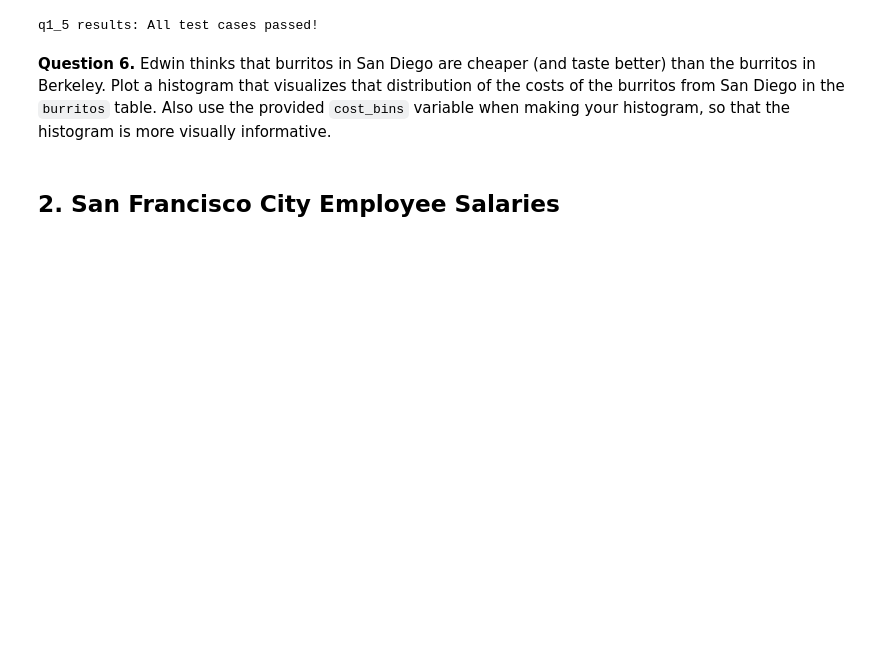
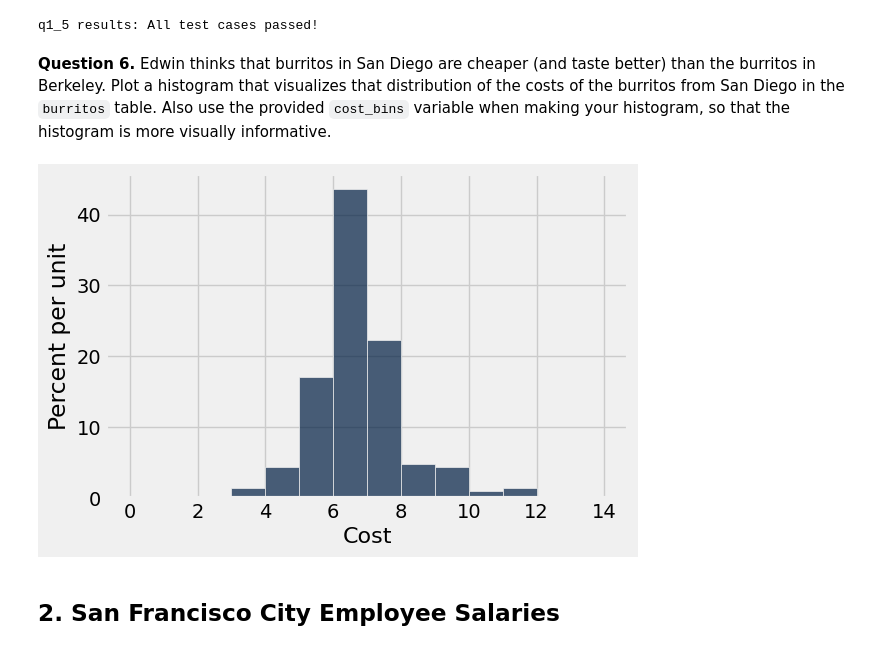
Before and after one commit to bencump/Intro_DataAnalytics, a Jupyter notebook: hw04/hw04.ipynb, the cells around one changed output. Cells and saved outputs as stored; diff of their text form; code cells hidden in the pictures; blank space fills up the shorter version.

```diff
--- a/hw04/hw04.ipynb
+++ b/hw04/hw04.ipynb
@@ -178,7 +178,9 @@ q1_5 results: All test cases passed!
 # %%
 cost_bins = np.arange(0, 15, 1) # Do not change this line
 # Please also use the provided bins
-...
+burritos.hist("Cost", bins = cost_bins)
+# %% [output]
+[figure, added]
 # %% [markdown]
 ## 2. San Francisco City Employee Salaries
 # %% [markdown]
```
Also changed, not shown: parts of 4 cells of this notebook, 2 other files.
